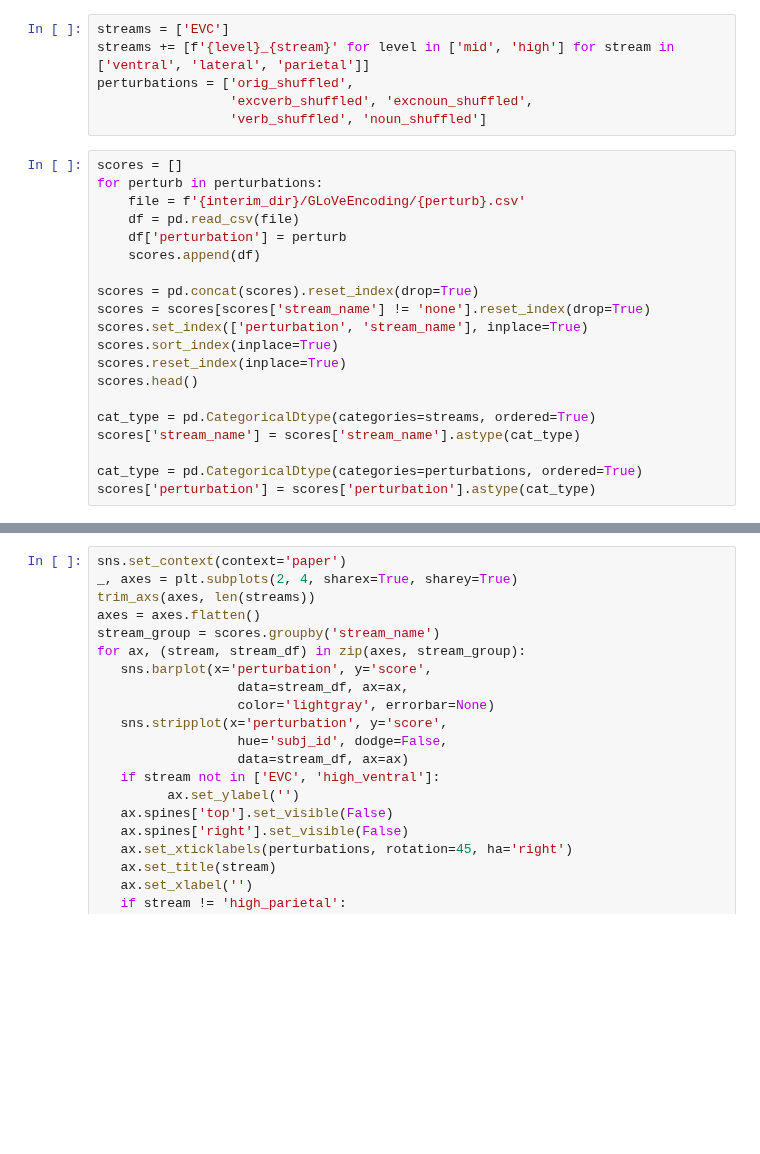
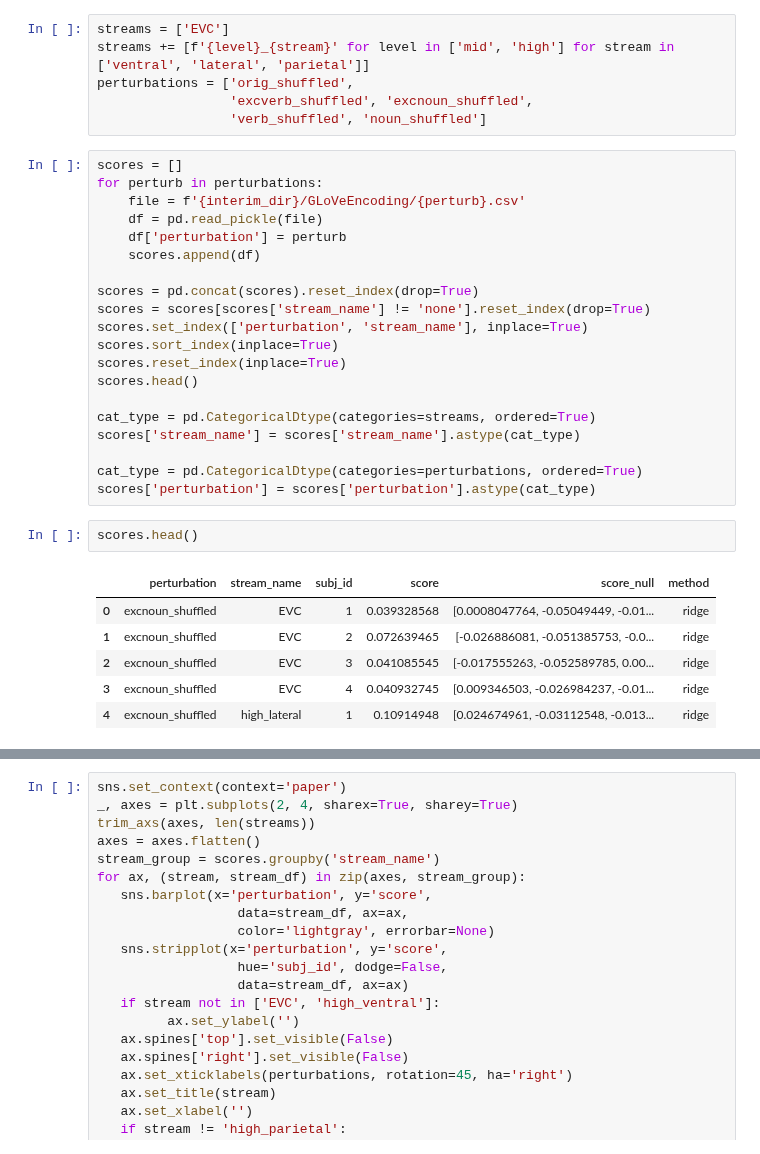
Before and after one commit to Isik-lab/SIfMRI_modeling, a Jupyter notebook: notebooks/modeling_exploration.ipynb, the cells around one changed output, grey strips where cells are left out. Cells and saved outputs as stored; diff of their text form; blank space fills up the shorter version.

```diff
--- a/notebooks/modeling_exploration.ipynb
+++ b/notebooks/modeling_exploration.ipynb
@@ -105,7 +106,7 @@ perturbations = ['orig_shuffled',
 scores = []
 for perturb in perturbations:
     file = f'{interim_dir}/GLoVeEncoding/{perturb}.csv'
-    df = pd.read_csv(file)
+    df = pd.read_pickle(file)
     df['perturbation'] = perturb
     scores.append(df)
 
@@ -121,3 +122,12 @@ scores['stream_name'] = scores['stream_name'].astype(cat_type)
 
 cat_type = pd.CategoricalDtype(categories=perturbations, ordered=True)
 scores['perturbation'] = scores['perturbation'].astype(cat_type)
+# %%
+scores.head()
+# %% [output]
+|  | perturbation | stream_name | subj_id | score | score_null | method |
+| 0 | excnoun_shuffled | EVC | 1 | 0.039328568 | [0.0008047764, -0.05049449, -0.01... | ridge |
+| 1 | excnoun_shuffled | EVC | 2 | 0.072639465 | [-0.026886081, -0.051385753, -0.0... | ridge |
+| 2 | excnoun_shuffled | EVC | 3 | 0.041085545 | [-0.017555263, -0.052589785, 0.00... | ridge |
+| 3 | excnoun_shuffled | EVC | 4 | 0.040932745 | [0.009346503, -0.026984237, -0.01... | ridge |
+| 4 | excnoun_shuffled | high_lateral | 1 | 0.10914948 | [0.024674961, -0.03112548, -0.013... | ridge |
```
Also changed, not shown: parts of 2 cells of this notebook, 3 other files.
